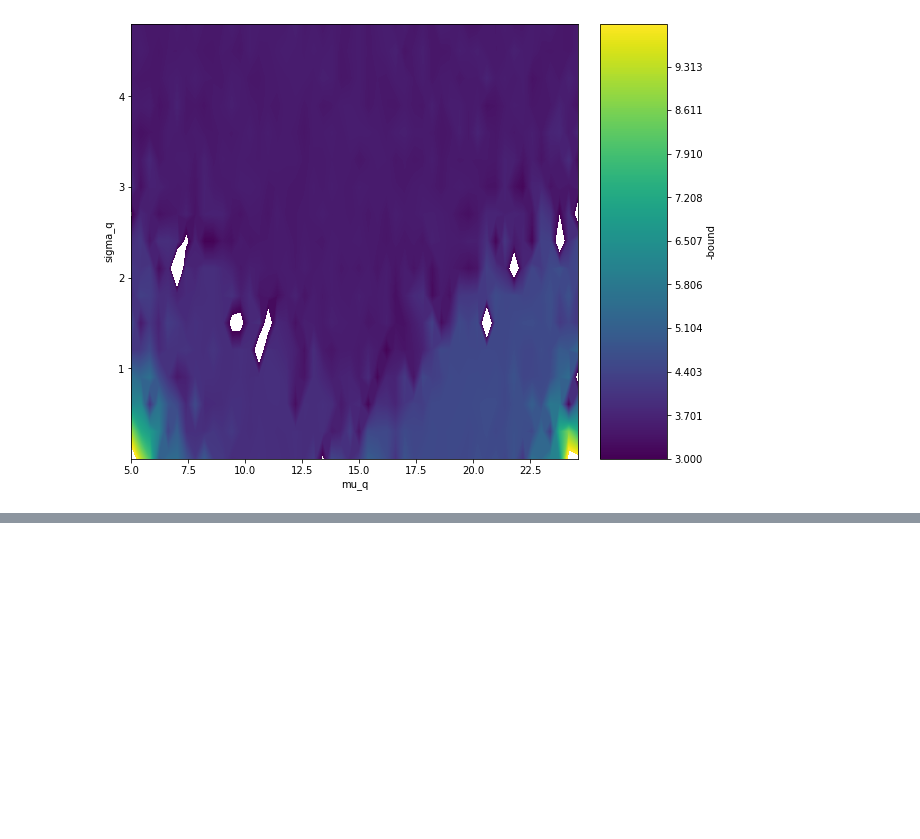
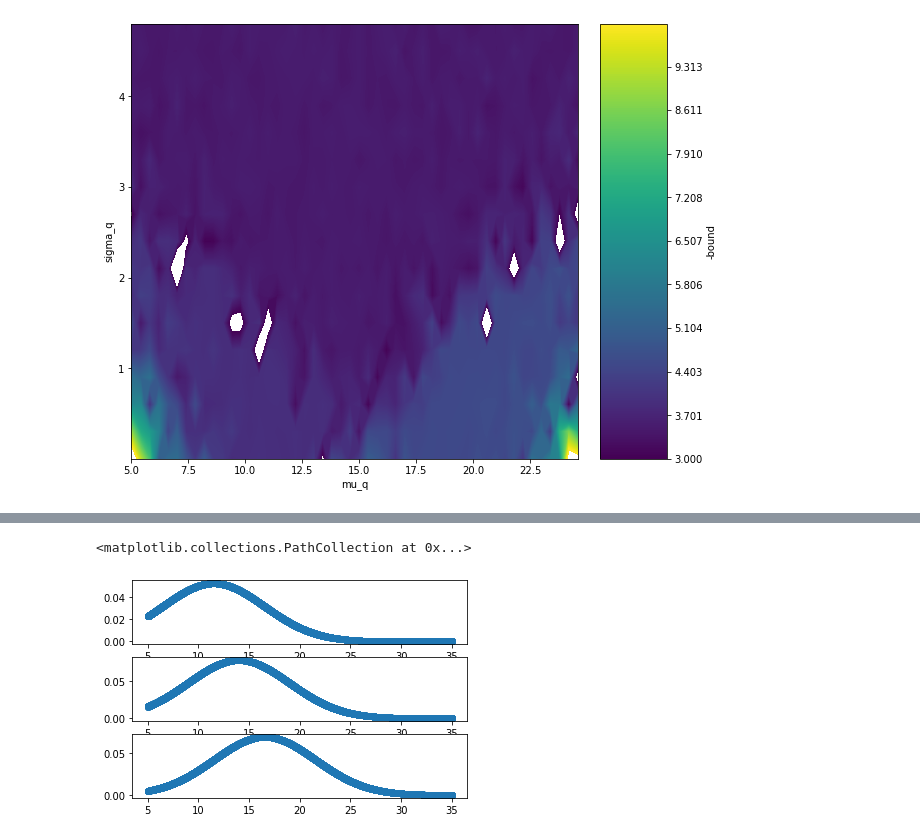
Before and after one commit to ucbtns/renyibounds, a Jupyter notebook: multi_armed_bandit/notebook/Contour_plot_bound.ipynb, the cells around one changed output, grey strips where cells are left out. Saved outputs shown, nothing was run; the diff lists cells and outputs as text; code cells hidden in the pictures; blank space fills up the shorter version.

```diff
--- a/multi_armed_bandit/notebook/Contour_plot_bound.ipynb
+++ b/multi_armed_bandit/notebook/Contour_plot_bound.ipynb
@@ -105,0 +112,13 @@ fig = plt.scatter(samples, pso)
+# %%
+pos0 = list(np.load('../pos_arm_0.npy'))
+pos1 = list(np.load('../pos_arm_1.npy'))
+pos2 = list(np.load('../pos_arm_2.npy'))
+
+fig, axes = plt.subplots(3)
+
+axes[0].scatter(samples0, pos0)
+axes[1].scatter(samples1, pos1)
+axes[2].scatter(samples2, pos2)
+# %% [output]
+<matplotlib.collections.PathCollection at 0x...>
+[figure, added]
```
Also changed, not shown: parts of 8 cells of this notebook, 1 other file.
